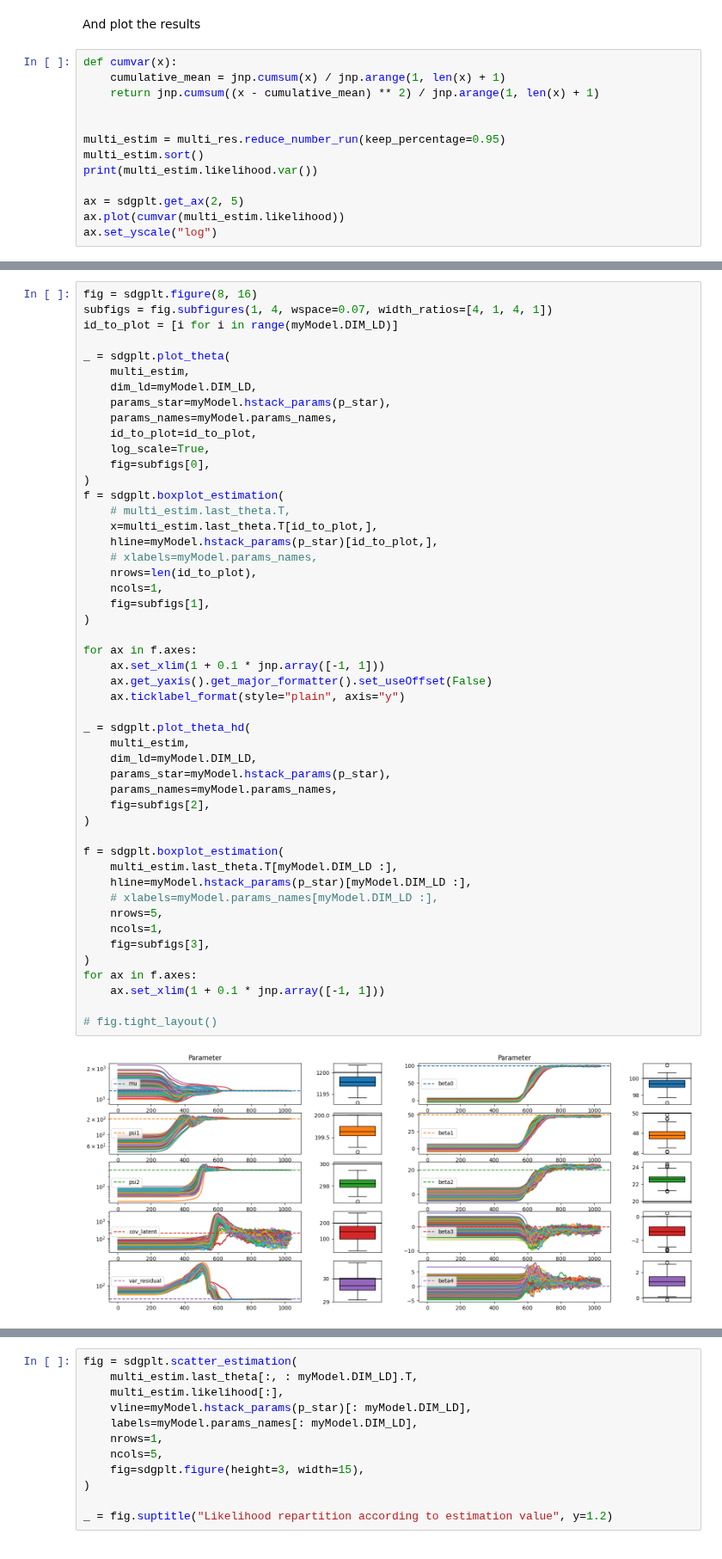
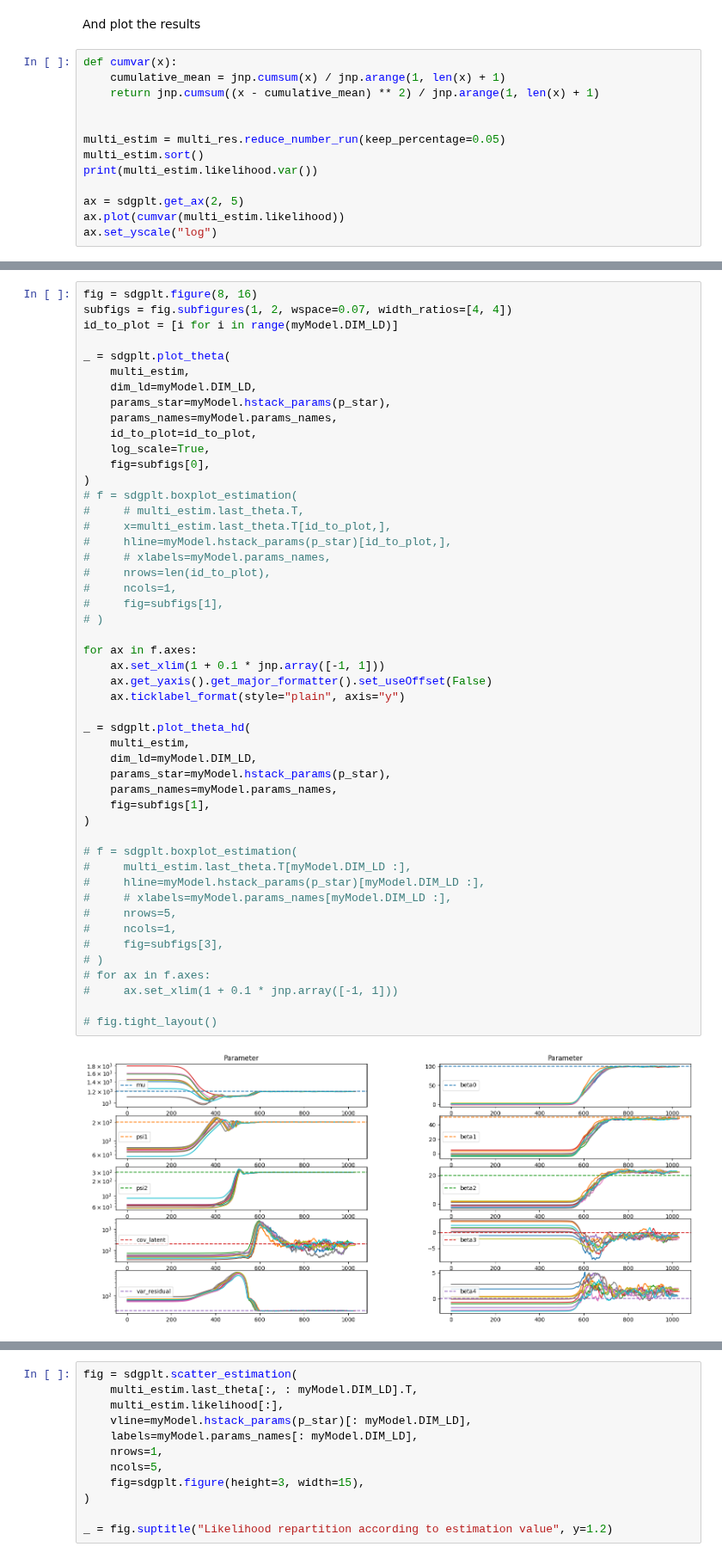
Before and after one commit to caillebotteAntoine/sdg4varselect, a Jupyter notebook: examples/senescence/senescence.ipynb, the cells around one changed output, grey strips where cells are left out. Shown at 86% size. Cells and saved outputs as stored; diff of their text form.

```diff
--- a/examples/senescence/senescence.ipynb
+++ b/examples/senescence/senescence.ipynb
@@ -206,7 +206,7 @@ def cumvar(x):
     return jnp.cumsum((x - cumulative_mean) ** 2) / jnp.arange(1, len(x) + 1)
 
 
-multi_estim = multi_res.reduce_number_run(keep_percentage=0.95)
+multi_estim = multi_res.reduce_number_run(keep_percentage=0.05)
 multi_estim.sort()
 print(multi_estim.likelihood.var())
 
@@ -219,52 +219,52 @@ ax.set_yscale("log")
 # %%
 fig = sdgplt.figure(8, 16)
-subfigs = fig.subfigures(1, 4, wspace=0.07, width_ratios=[4, 1, 4, 1])
+subfigs = fig.subfigures(1, 2, wspace=0.07, width_ratios=[4, 4])
 id_to_plot = [i for i in range(myModel.DIM_LD)]
 
 _ = sdgplt.plot_theta(
     multi_estim,
     dim_ld=myModel.DIM_LD,
     params_star=myModel.hstack_params(p_star),
     params_names=myModel.params_names,
     id_to_plot=id_to_plot,
     log_scale=True,
     fig=subfigs[0],
 )
-f = sdgplt.boxplot_estimation(
-    # multi_estim.last_theta.T,
-    x=multi_estim.last_theta.T[id_to_plot,],
-    hline=myModel.hstack_params(p_star)[id_to_plot,],
-    # xlabels=myModel.params_names,
-    nrows=len(id_to_plot),
-    ncols=1,
-    fig=subfigs[1],
-)
+# f = sdgplt.boxplot_estimation(
+#     # multi_estim.last_theta.T,
+#     x=multi_estim.last_theta.T[id_to_plot,],
+#     hline=myModel.hstack_params(p_star)[id_to_plot,],
+#     # xlabels=myModel.params_names,
+#     nrows=len(id_to_plot),
+#     ncols=1,
+#     fig=subfigs[1],
+# )
 
 for ax in f.axes:
     ax.set_xlim(1 + 0.1 * jnp.array([-1, 1]))
     ax.get_yaxis().get_major_formatter().set_useOffset(False)
     ax.ticklabel_format(style="plain", axis="y")
 
 _ = sdgplt.plot_theta_hd(
     multi_estim,
     dim_ld=myModel.DIM_LD,
     params_star=myModel.hstack_params(p_star),
     params_names=myModel.params_names,
-    fig=subfigs[2],
+    fig=subfigs[1],
 )
 
-f = sdgplt.boxplot_estimation(
-    multi_estim.last_theta.T[myModel.DIM_LD :],
-    hline=myModel.hstack_params(p_star)[myModel.DIM_LD :],
-    # xlabels=myModel.params_names[myModel.DIM_LD :],
-    nrows=5,
-    ncols=1,
-    fig=subfigs[3],
-)
-for ax in f.axes:
-    ax.set_xlim(1 + 0.1 * jnp.array([-1, 1]))
+# f = sdgplt.boxplot_estimation(
+#     multi_estim.last_theta.T[myModel.DIM_LD :],
+#     hline=myModel.hstack_params(p_star)[myModel.DIM_LD :],
+#     # xlabels=myModel.params_names[myModel.DIM_LD :],
+#     nrows=5,
+#     ncols=1,
+#     fig=subfigs[3],
+# )
+# for ax in f.axes:
+#     ax.set_xlim(1 + 0.1 * jnp.array([-1, 1]))
 
 # fig.tight_layout()
 # %% [output]
-[figure, old version]
+[figure, new version]
 # %%
```
Also changed, not shown: parts of 5 cells of this notebook, 15 other files.
